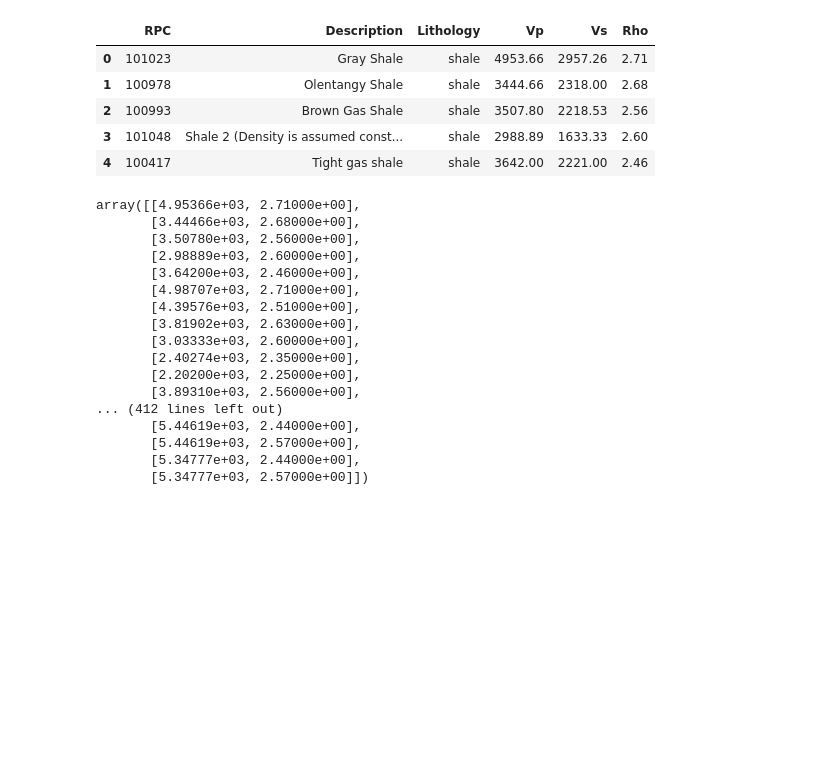
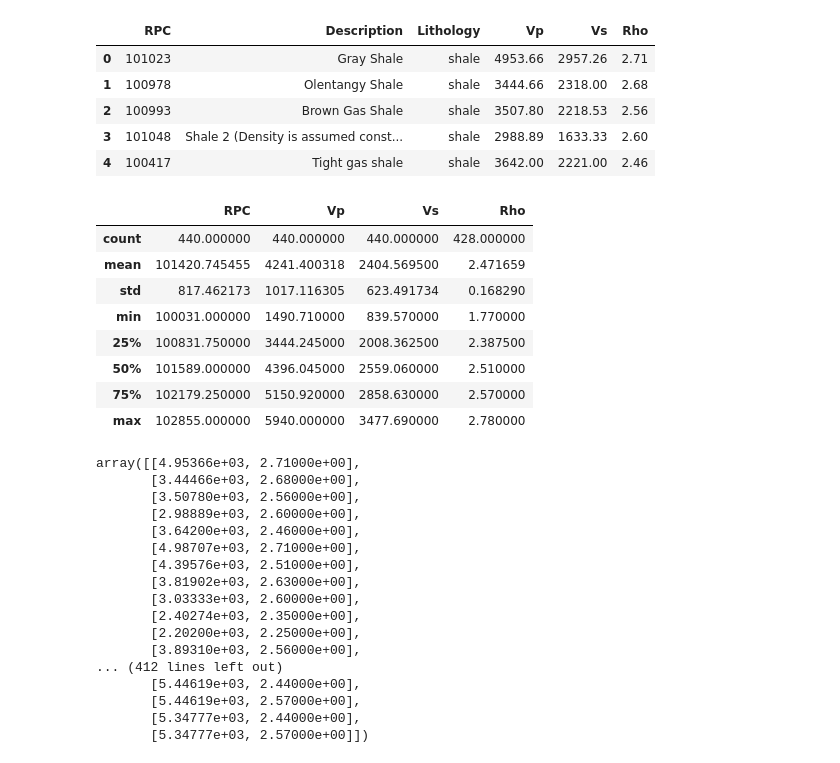
Before and after one commit to dawidszczur/intro-to-data-science, a Jupyter notebook: SOLUTIONS/1_classification_SOLVED.ipynb, the cells around one changed output. Cells and saved outputs as stored; diff of their text form; code cells hidden in the pictures; blank space fills up the shorter version.

```diff
--- a/SOLUTIONS/1_classification_SOLVED.ipynb
+++ b/SOLUTIONS/1_classification_SOLVED.ipynb
@@ -23,6 +23,18 @@ df.head()
 | 2 | 100993 | Brown Gas Shale | shale | 3507.80 | 2218.53 | 2.56 |
 | 3 | 101048 | Shale 2 (Density is assumed const... | shale | 2988.89 | 1633.33 | 2.60 |
 | 4 | 100417 | Tight gas shale | shale | 3642.00 | 2221.00 | 2.46 |
+# %%
+df.describe()
+# %% [output]
+|  | RPC | Vp | Vs | Rho |
+| count | 440.000000 | 440.000000 | 440.000000 | 428.000000 |
+| mean | 101420.745455 | 4241.400318 | 2404.569500 | 2.471659 |
+| std | 817.462173 | 1017.116305 | 623.491734 | 0.168290 |
+| min | 100031.000000 | 1490.710000 | 839.570000 | 1.770000 |
+| 25% | 100831.750000 | 3444.245000 | 2008.362500 | 2.387500 |
+| 50% | 101589.000000 | 4396.045000 | 2559.060000 | 2.510000 |
+| 75% | 102179.250000 | 5150.920000 | 2858.630000 | 2.570000 |
+| max | 102855.000000 | 5940.000000 | 3477.690000 | 2.780000 |
 # %%
 df = df.dropna()
 # %%
```
Also changed, not shown: parts of 21 cells of this notebook, 1 other file.
